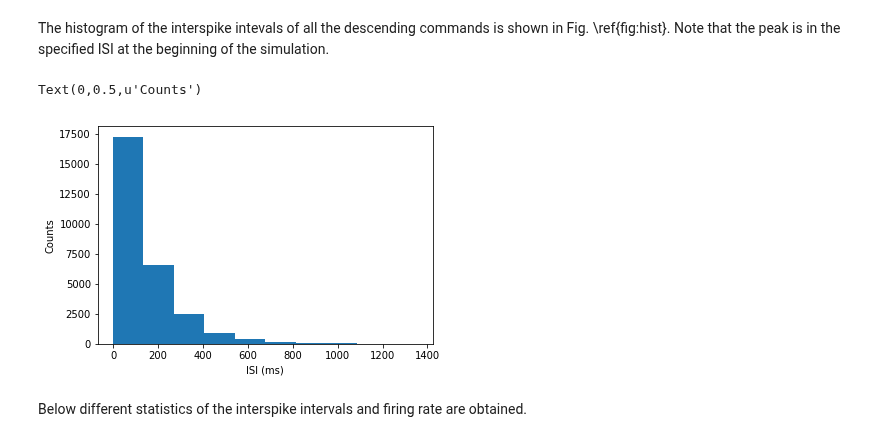
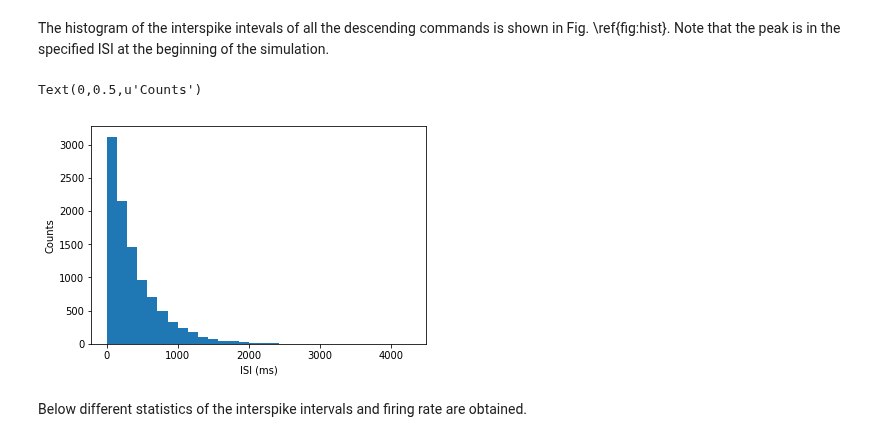
Before and after one commit to rnwatanabe/projectPR, a Jupyter notebook: ExampleNotebooks/NeuralTractSpikes.ipynb, the cells around one changed output. Cells and saved outputs as stored; diff of their text form; code cells hidden in the pictures.

```diff
--- a/ExampleNotebooks/NeuralTractSpikes.ipynb
+++ b/ExampleNotebooks/NeuralTractSpikes.ipynb
@@ -21,7 +21,7 @@ pools[0] = NeuralTract(conf, 'CMExt')
 
 tic = time.time()
 for i in xrange(0,len(t)-1):
-    pools[0].atualizePool(t[i])
+    pools[0].atualizePool(t[i],1000/400.0,1)
 toc = time.time()
 print str(toc - tic) + ' seconds'
 # %% [output]
@@ -59,12 +59,12 @@ for i in xrange(0,len(pools[0].unit)):
     ISI = np.append(ISI, np.diff(np.reshape(np.array(pools[0].unit[i].terminalSpikeTrain), (-1,2))[:,0]))
 # %%
 plt.figure()
-plt.hist(ISI)
+plt.hist(ISI,30)
 plt.xlabel('ISI (ms)')
 plt.ylabel('Counts')
 # %% [output]
 Text(0,0.5,u'Counts')
-[figure, old version]
+[figure, new version]
 # %% [markdown]
 Below different statistics of the interspike intervals and firing rate are obtained.
 # %%
```
Also changed, not shown: parts of 3 cells of this notebook, 30 other files.
